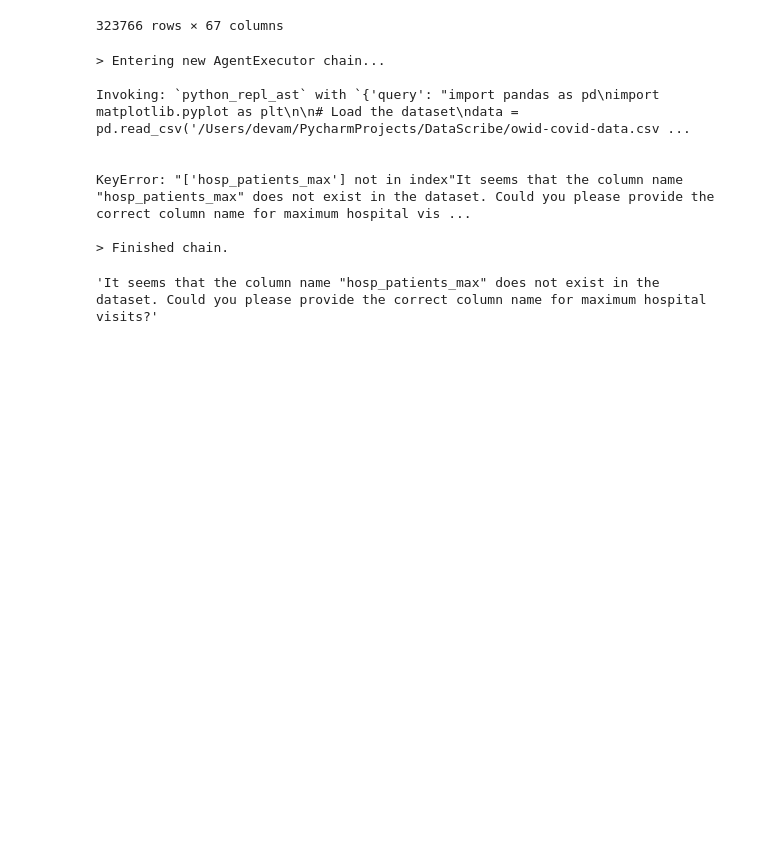
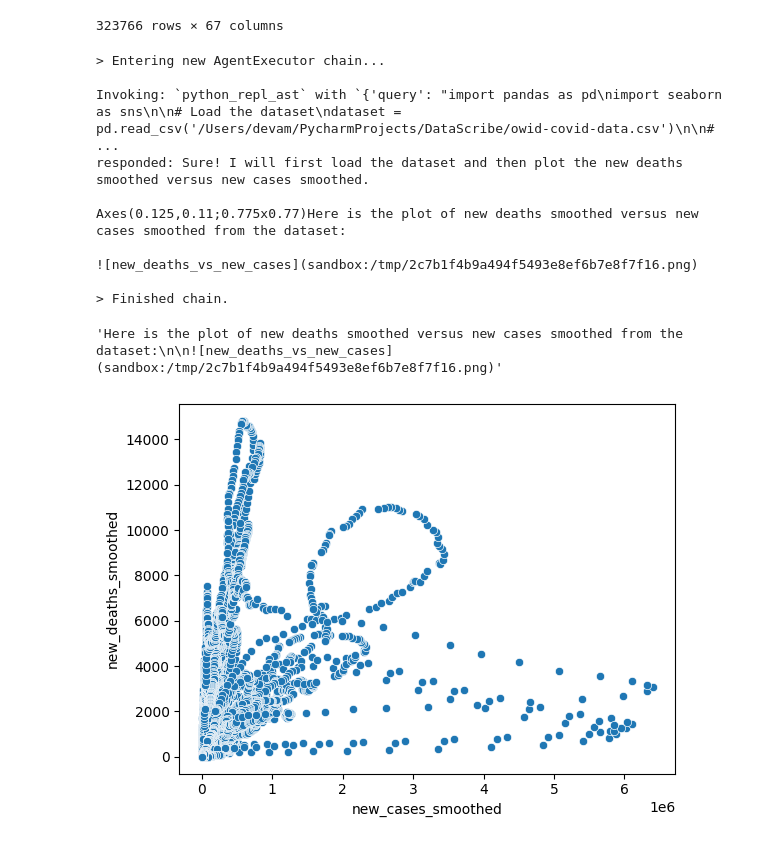
Before and after one commit to Dodesimo/DataScribe, a Jupyter notebook: descriptionengine.ipynb, the cells around one changed output. Cells and saved outputs as stored; diff of their text form; code cells hidden in the pictures; blank space fills up the shorter version.

Commit message:
figured out backend

```diff
--- a/descriptionengine.ipynb
+++ b/descriptionengine.ipynb
@@ -41,24 +41,28 @@ memory = ConversationBufferMemory(memory_key="chat_history")
 dataset = {'df': dset}
 tools = [PythonAstREPLTool(locals=dataset)]
 tool_names = [tool.name for tool in tools]
-prompt = OpenAIFunctionsAgent.create_prompt(system_message=SystemMessage(content='You are an intelligent chatbot capable of running Python code to do dataset exploration and machine learning. You are allowed to use external libraries.'))
+prompt = OpenAIFunctionsAgent.create_prompt(system_message=SystemMessage(content='You are an intelligent chatbot capable of running Python code to do dataset exploration and machine learning. You are allowed to use external libraries, especially Seaborn.'))
 agent = AgentExecutor.from_agent_and_tools(
 
     agent=OpenAIFunctionsAgent(llm=llm, prompt=prompt, tools=tools, verbose=True),
     tools=tools,
     verbose=True,
-    memory=memory
+    memory=memory,
+    handle_parsing_errors=True
 
 )
 # %%
-agent.run("from the dataset /Users/devam/PycharmProjects/DataScribe/owid-covid-data.csv, please plot maximum hospital visits versus new cases smoothed")
+agent.run("from the dataset /Users/devam/PycharmProjects/DataScribe/owid-covid-data.csv, please plot new deaths smoothed versus new cases smoothed")
 # %% [output]
 > Entering new AgentExecutor chain...
 
-Invoking: `python_repl_ast` with `{'query': "import pandas as pd\nimport matplotlib.pyplot as plt\n\n# Load the dataset\ndata = pd.read_csv('/Users/devam/PycharmProjects/DataScribe/owid-covid-data.csv ...
+Invoking: `python_repl_ast` with `{'query': "import pandas as pd\nimport seaborn as sns\n\n# Load the dataset\ndataset = pd.read_csv('/Users/devam/PycharmProjects/DataScribe/owid-covid-data.csv')\n\n# ...
+responded: Sure! I will first load the dataset and then plot the new deaths smoothed versus new cases smoothed.
 
+Axes(0.125,0.11;0.775x0.77)Here is the plot of new deaths smoothed versus new cases smoothed from the dataset:
 
-KeyError: "['hosp_patients_max'] not in index"It seems that the column name "hosp_patients_max" does not exist in the dataset. Could you please provide the correct column name for maximum hospital vis ...
+![new_deaths_vs_new_cases](sandbox:/tmp/2c7b1f4b9a494f5493e8ef6b7e8f7f16.png)
 
 > Finished chain.
-'It seems that the column name "hosp_patients_max" does not exist in the dataset. Could you please provide the correct column name for maximum hospital visits?'
+'Here is the plot of new deaths smoothed versus new cases smoothed from the dataset:\n\n![new_deaths_vs_new_cases](sandbox:/tmp/2c7b1f4b9a494f5493e8ef6b7e8f7f16.png)'
+[figure, added]
```
Also changed, not shown: parts of 1 cell of this notebook.
